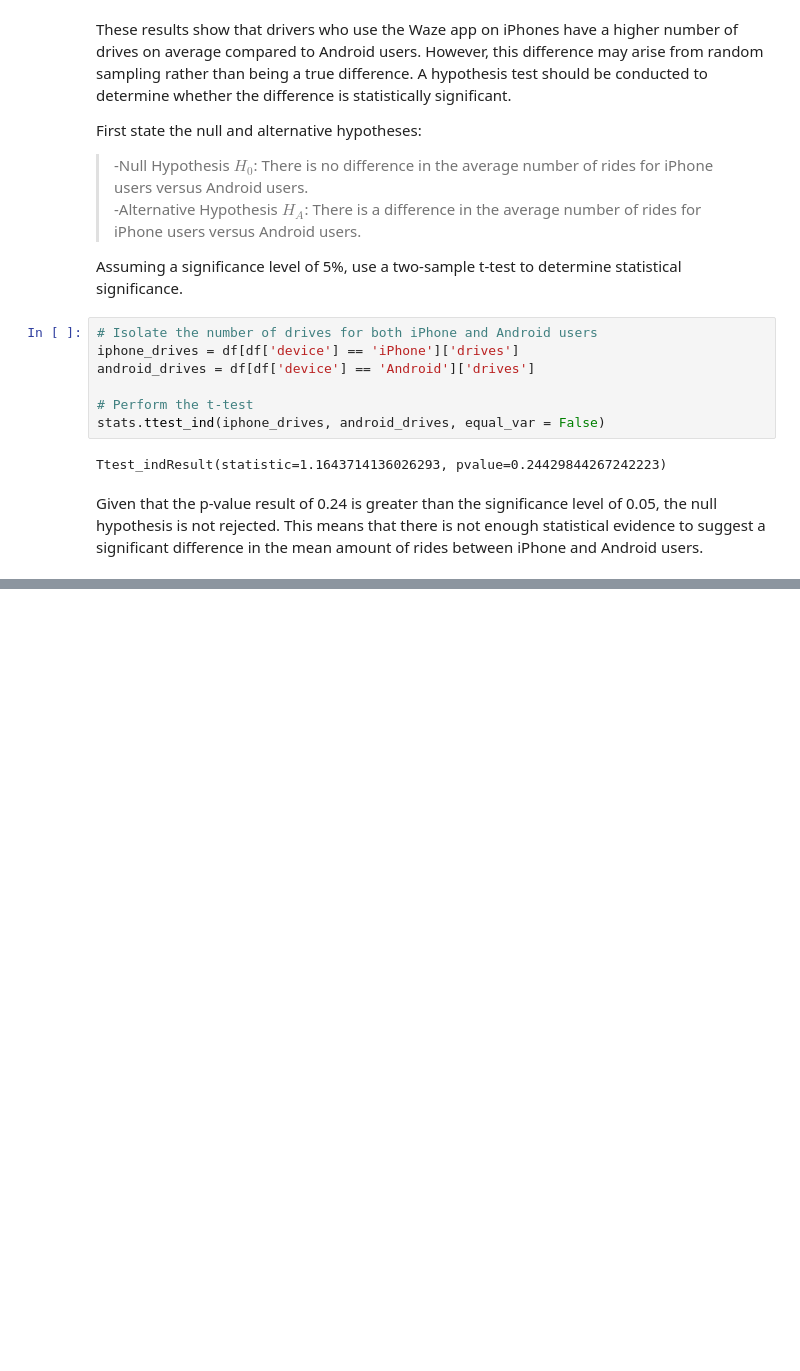
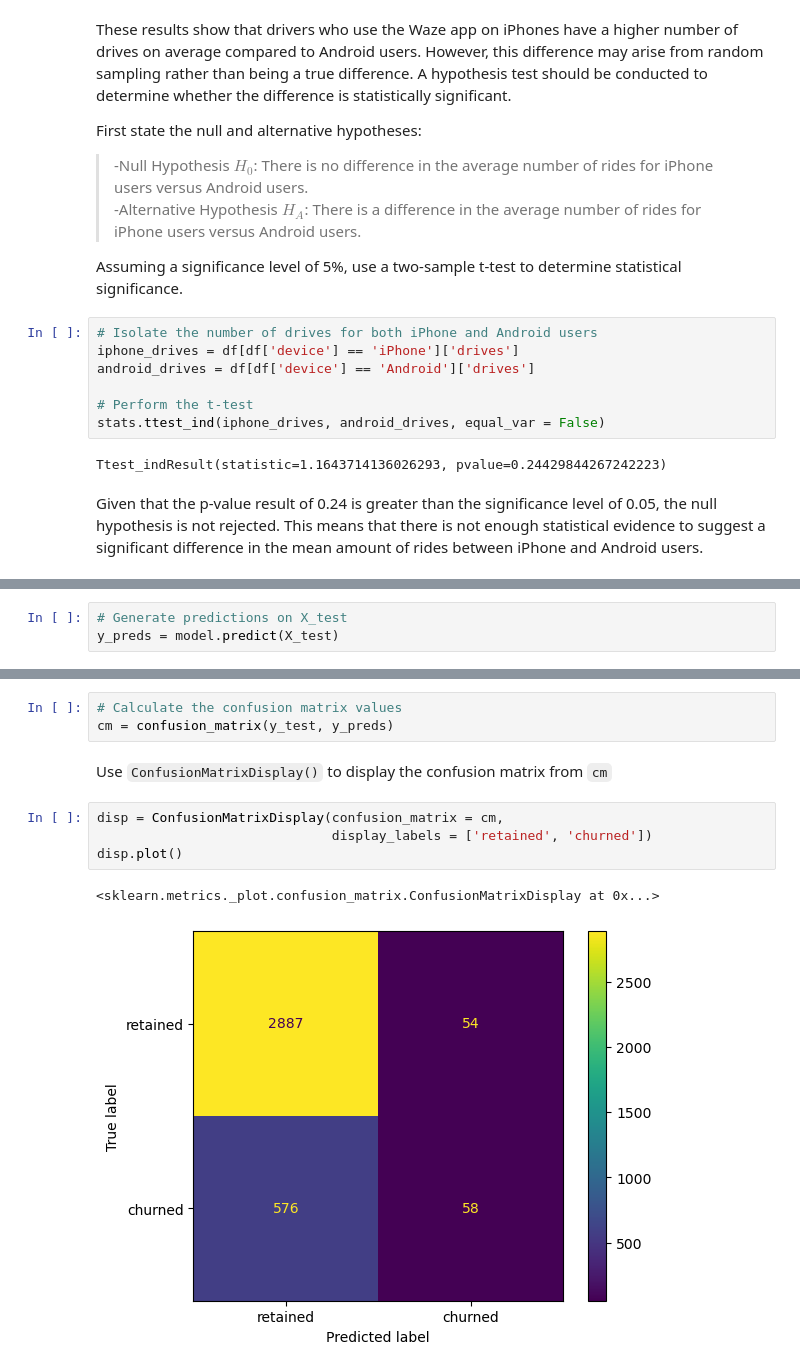
Before and after one commit to JasonHolton/Waze_Data-Science, a Jupyter notebook: Waze Project Notebook.ipynb, the cells around one changed output, grey strips where cells are left out. Saved outputs shown, nothing was run; the diff lists cells and outputs as text; blank space fills up the shorter version.

```diff
--- a/Waze Project Notebook.ipynb
+++ b/Waze Project Notebook.ipynb
@@ -835,0 +1239,3 @@ Given that the p-value result of 0.24 is greater than the significance level of
+# %%
+# Generate predictions on X_test
+y_preds = model.predict(X_test)
@@ -835,0 +1253,12 @@ Given that the p-value result of 0.24 is greater than the significance level of
+# %%
+# Calculate the confusion matrix values
+cm = confusion_matrix(y_test, y_preds)
+# %% [markdown]
+Use `ConfusionMatrixDisplay()` to display the confusion matrix from `cm`
+# %%
+disp = ConfusionMatrixDisplay(confusion_matrix = cm,
+                              display_labels = ['retained', 'churned'])
+disp.plot()
+# %% [output]
+<sklearn.metrics._plot.confusion_matrix.ConfusionMatrixDisplay at 0x...>
+[figure, added]
```
Also changed, not shown: parts of 88 cells of this notebook.
